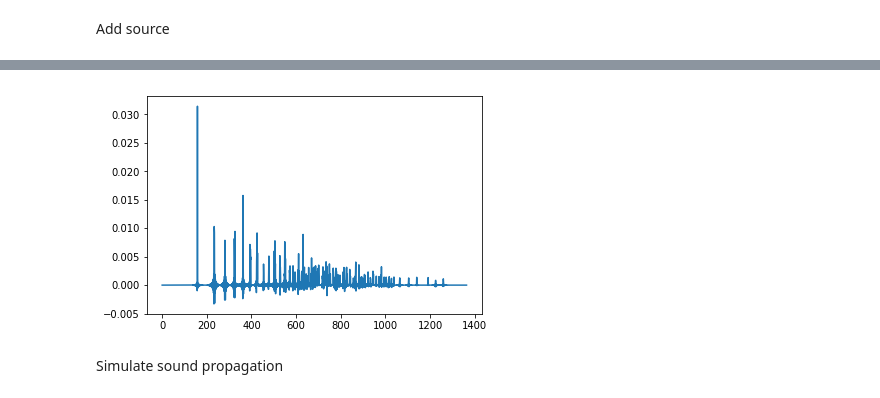
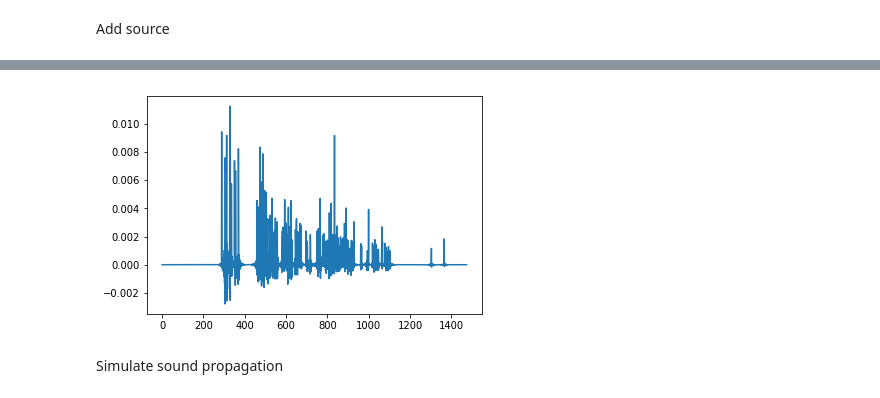
Before and after one commit to Belbaraka/alexa, a Jupyter notebook: modules/srp_phat/gcc_phat.ipynb, the cells around one changed output, grey strips where cells are left out. Saved outputs shown, nothing was run; the diff lists cells and outputs as text; code cells hidden in the pictures.

Commit message:
added sphere_micsArray

```diff
--- a/modules/srp_phat/gcc_phat.ipynb
+++ b/modules/srp_phat/gcc_phat.ipynb
@@ -87,17 +142,18 @@ Add source
 # %%
 fs, signal = wavfile.read("test1.wav")
 
-posX, posY, posZ = 0.9, 3.5, 1.7
+posX, posY, posZ = 2, 2, 2
 
-norm_pos = np.sqrt(posX**2 + posY**2 + posZ**2)
 
 new_X, new_Y, new_Z = changeOf_axes(posX, posY, posZ, room_dim)
-r_gt, theta_gt, phi_gt = cartesian_to_spherical(posX/norm_pos, posY/norm_pos, posZ/norm_pos)
+norm_pos = np.sqrt(new_X**2 + new_Y**2 + new_Z**2)
 
-#source_location = room_dim / 2 + np.array([new_X, new_Y, new_Z ])
-source_location = np.array([posX, posY, posZ])
+#r_gt, theta_gt, phi_gt = cartesian_to_spherical(posX/norm_pos, posY/norm_pos, posZ/norm_pos)
 
-room.add_source(source_pos, signal=signal)
+source_location = room_dim / 2 + spherical_to_cartesian(r=1, theta=(45*np.pi)/180, phi=(60*np.pi)/180)
+#source_location = np.array([posX, posY, posZ])
+
+room.add_source(source_location, signal=signal)
 
 room.image_source_model(use_libroom=False)
 room.compute_rir()
@@ -112,9 +168,9 @@ plt.show()
 # %%
 #plot the RIR between mic 1 and source
-plt.plot(room.rir[1][0])
+plt.plot(room.rir[2][0])
 plt.show()
 # %% [output]
-[figure, old version]
+[figure, new version]
 # %% [markdown]
 Simulate sound propagation
 # %%
```
Also changed, not shown: parts of 25 cells of this notebook, 1 other file.
